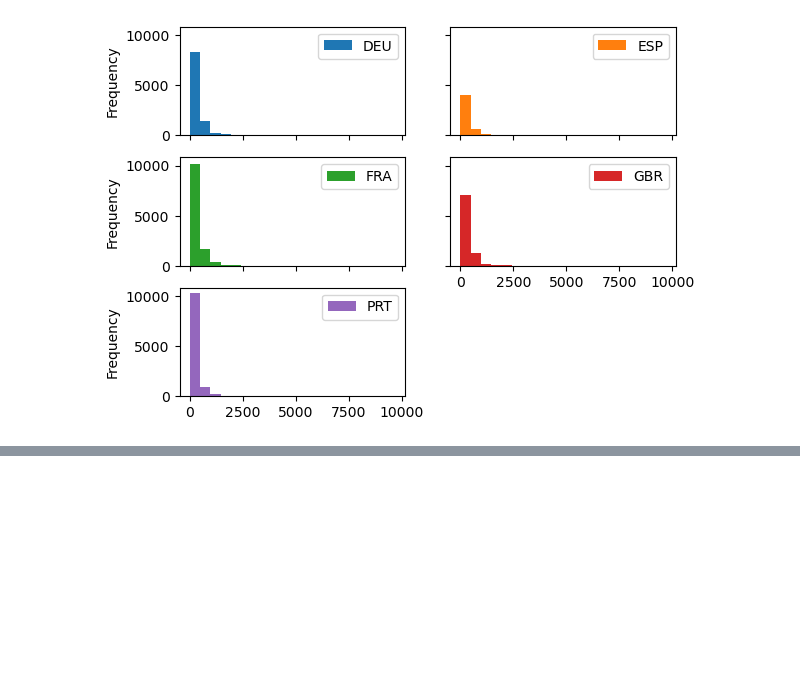
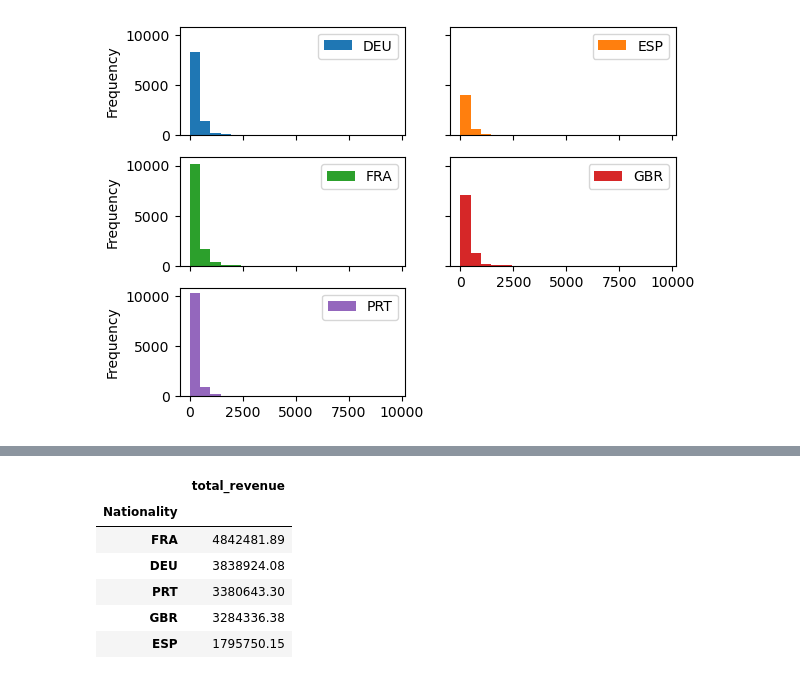
Before and after one commit to scarypillowz/data_visualization, a Jupyter notebook: assignments_advanced.ipynb, the cells around one changed output, grey strips where cells are left out. Saved outputs shown, nothing was run; the diff lists cells and outputs as text; code cells hidden in the pictures; blank space fills up the shorter version.

```diff
--- a/assignments_advanced.ipynb
+++ b/assignments_advanced.ipynb
@@ -68,0 +98,18 @@ hotels_pivot.plot.hist(
+# %%
+# Bar Chart Data
+rev_by_country = (
+    hotels
+    .groupby('Nationality')
+    .agg({'total_revenue': 'sum'})
+    .sort_values('total_revenue', ascending=False)
+    .iloc[:5]
+)
+rev_by_country
+# %% [output]
+|  | total_revenue |
+| Nationality |  |
+| FRA | 4842481.89 |
+| DEU | 3838924.08 |
+| PRT | 3380643.30 |
+| GBR | 3284336.38 |
+| ESP | 1795750.15 |
```
Also changed, not shown: parts of 3 cells of this notebook, 1 other file.
